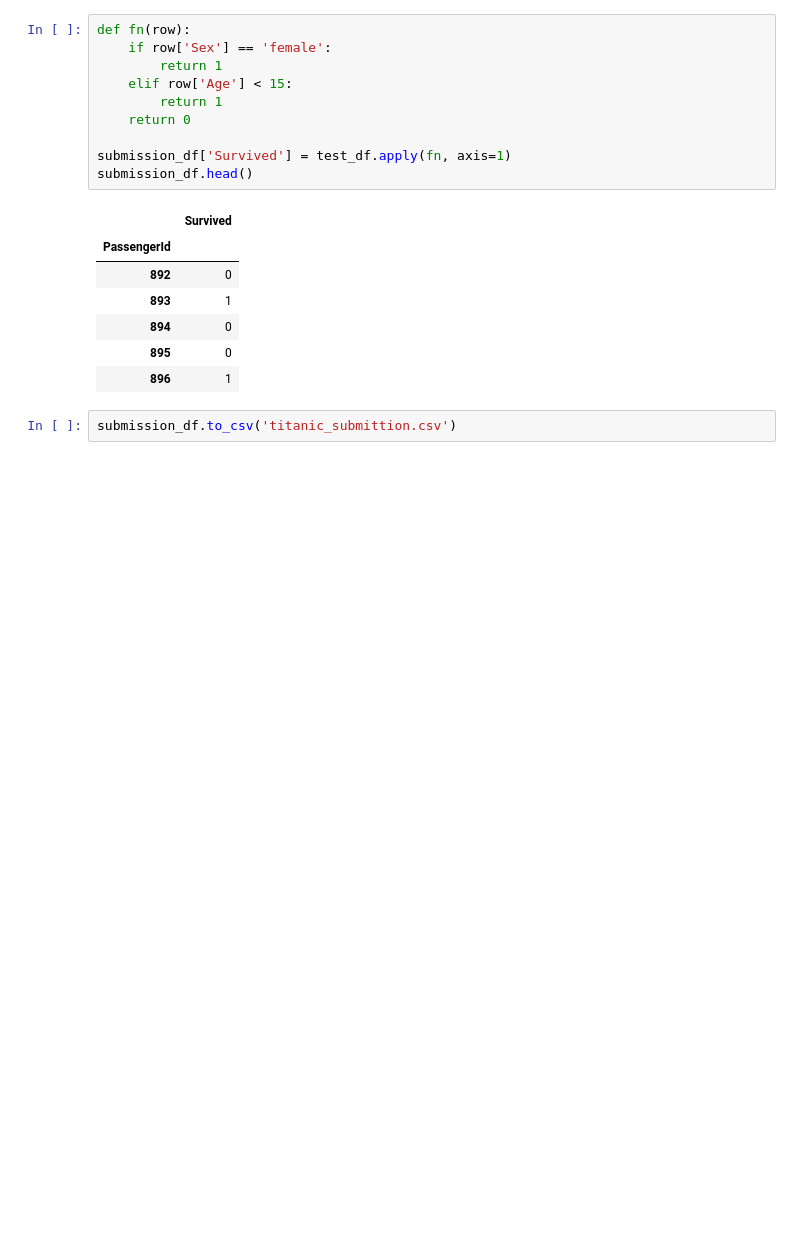
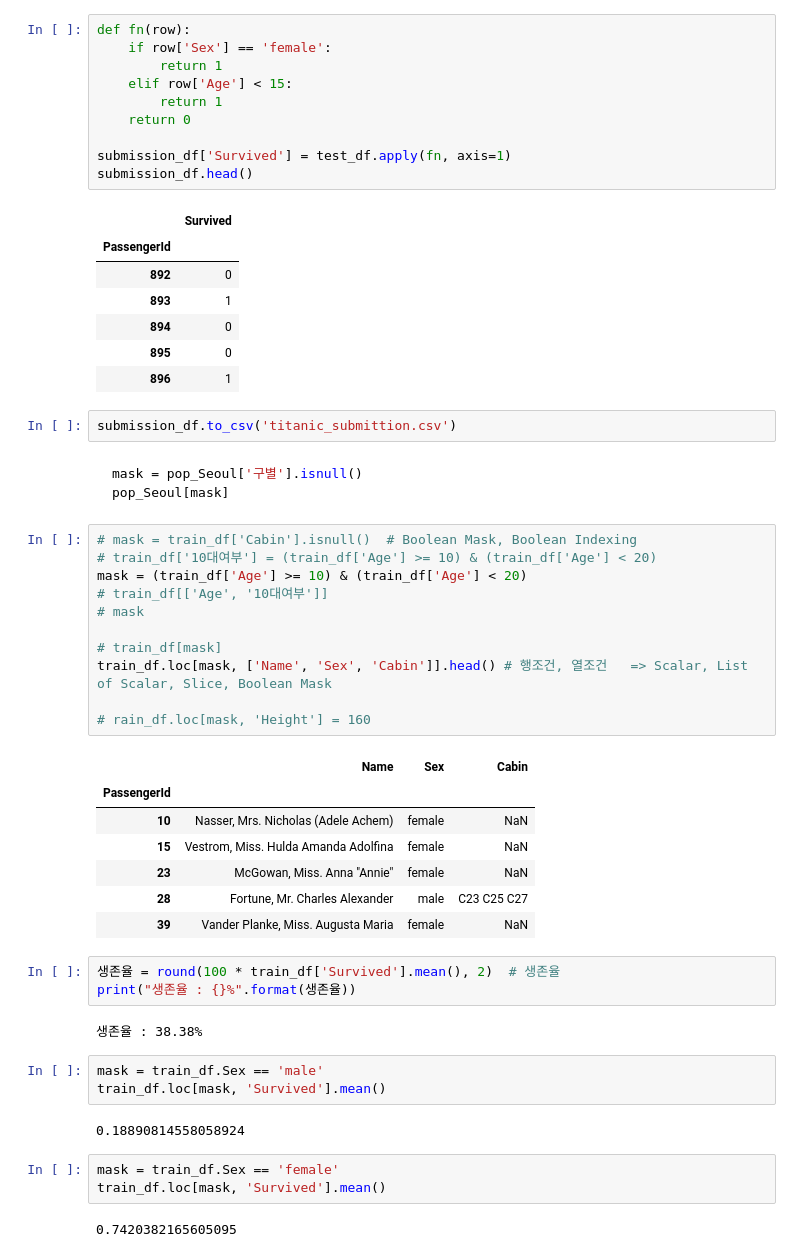
Before and after one commit to CodingSta/demo-ls-201904-pandas, a Jupyter notebook: Pandas 02.ipynb, the cells around one changed output. Cells and saved outputs as stored; diff of their text form; blank space fills up the shorter version.

````diff
--- a/Pandas 02.ipynb
+++ b/Pandas 02.ipynb
@@ -591,3 +591,42 @@ submission_df.head()
 | 896 | 1 |
 # %%
 submission_df.to_csv('titanic_submittion.csv')
+# %% [markdown]
+```python
+mask = pop_Seoul['구별'].isnull()
+pop_Seoul[mask]
+```
+# %%
+# mask = train_df['Cabin'].isnull()  # Boolean Mask, Boolean Indexing
+# train_df['10대여부'] = (train_df['Age'] >= 10) & (train_df['Age'] < 20)
+mask = (train_df['Age'] >= 10) & (train_df['Age'] < 20)
+# train_df[['Age', '10대여부']]
+# mask
+
+# train_df[mask]
+train_df.loc[mask, ['Name', 'Sex', 'Cabin']].head() # 행조건, 열조건   => Scalar, List of Scalar, Slice, Boolean Mask
+
+# rain_df.loc[mask, 'Height'] = 160
+# %% [output]
+|  | Name | Sex | Cabin |
+| PassengerId |  |  |  |
+| 10 | Nasser, Mrs. Nicholas (Adele Achem) | female | NaN |
+| 15 | Vestrom, Miss. Hulda Amanda Adolfina | female | NaN |
+| 23 | McGowan, Miss. Anna "Annie" | female | NaN |
+| 28 | Fortune, Mr. Charles Alexander | male | C23 C25 C27 |
+| 39 | Vander Planke, Miss. Augusta Maria | female | NaN |
+# %%
+생존율 = round(100 * train_df['Survived'].mean(), 2)  # 생존율
+print("생존율 : {}%".format(생존율))
+# %% [output]
+생존율 : 38.38%
+# %%
+mask = train_df.Sex == 'male'
+train_df.loc[mask, 'Survived'].mean()
+# %% [output]
+0.18890814558058924
+# %%
+mask = train_df.Sex == 'female'
+train_df.loc[mask, 'Survived'].mean()
+# %% [output]
+0.7420382165605095
````
Also changed, not shown: parts of 2 cells of this notebook.
